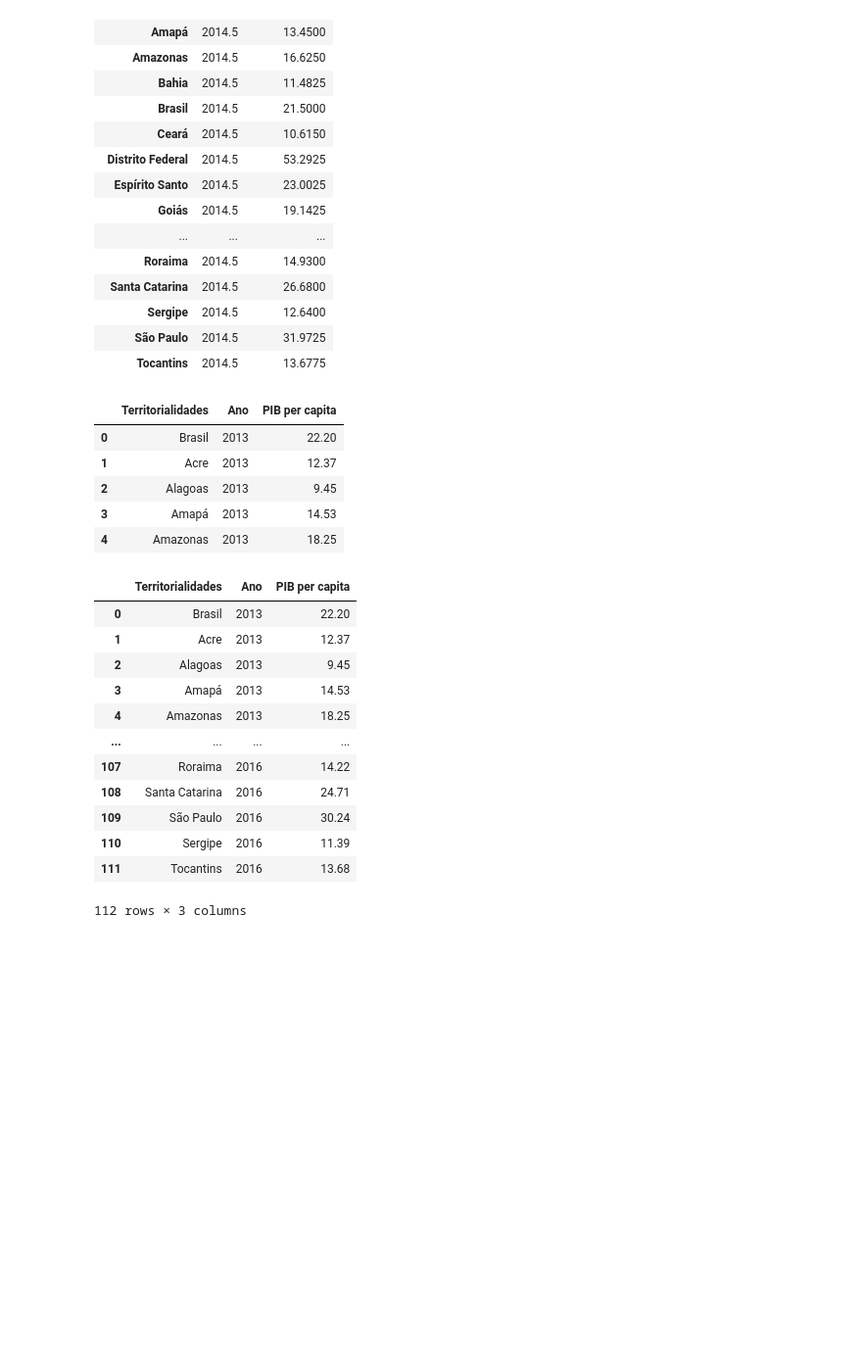
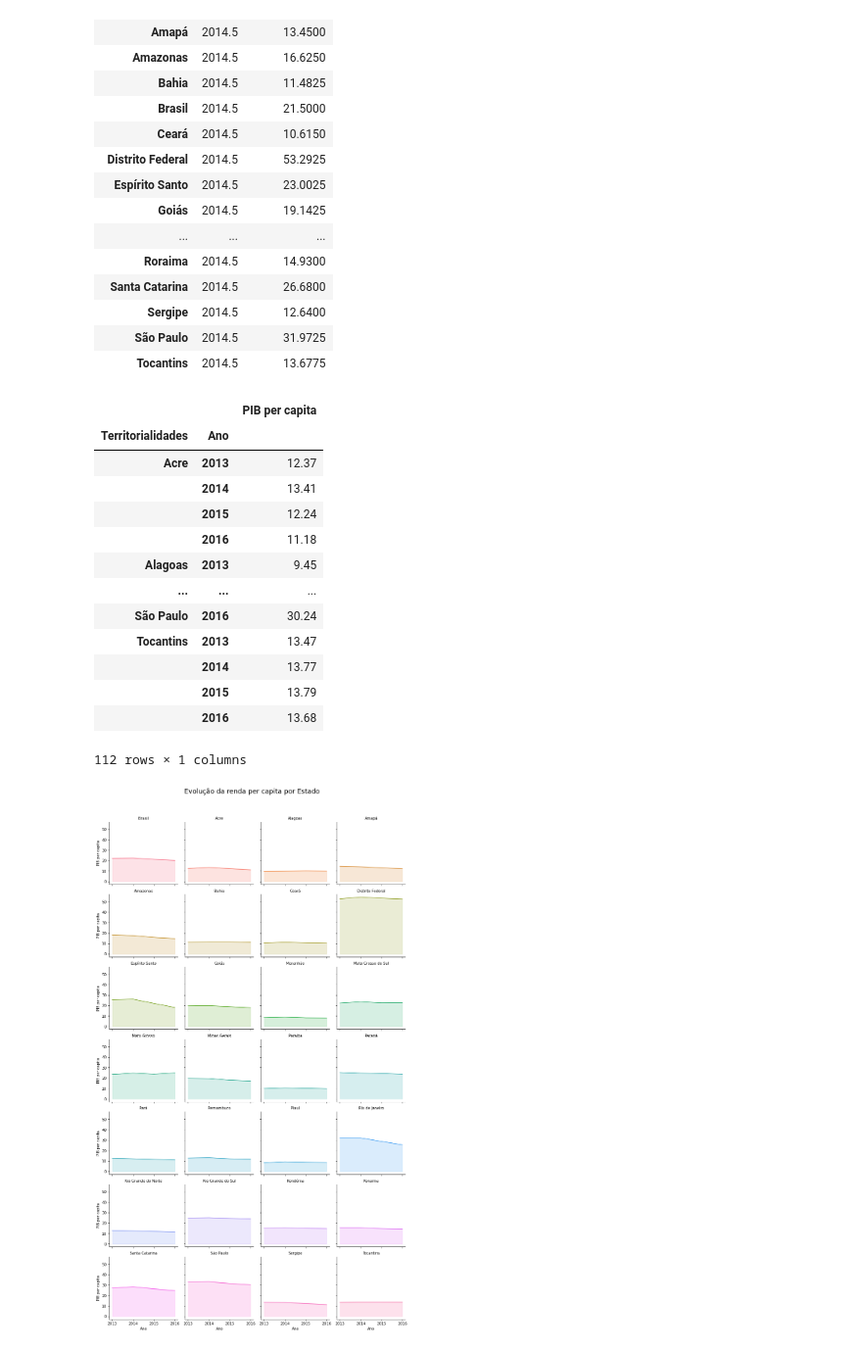
Before and after one commit to isaacuchoa/perCapita, a Jupyter notebook: PerCapita.ipynb, the cells around one changed output. Shown at 98% size. Saved outputs shown, nothing was run; the diff lists cells and outputs as text; code cells hidden in the pictures; blank space fills up the shorter version.

```diff
--- a/PerCapita.ipynb
+++ b/PerCapita.ipynb
@@ -93,42 +93,49 @@ renda.groupby(by=['Territorialidades']).mean()
 | Sergipe | 2014.5 | 12.6400 |
 | São Paulo | 2014.5 | 31.9725 |
 | Tocantins | 2014.5 | 13.6775 |
-# %%
-renda.head()
-# %% [output]
-|  | Territorialidades | Ano | PIB per capita |
-| 0 | Brasil | 2013 | 22.20 |
-| 1 | Acre | 2013 | 12.37 |
-| 2 | Alagoas | 2013 | 9.45 |
-| 3 | Amapá | 2013 | 14.53 |
-| 4 | Amazonas | 2013 | 18.25 |
 # %%
-# Verificar o valor medio por territoriedade
+# Verificar o valor medio por territoriedade e ano
 renda.groupby(by= ['Territorialidades','Ano']).mean()
-renda
 # %% [output]
-|  | Territorialidades | Ano | PIB per capita |
-| 0 | Brasil | 2013 | 22.20 |
-| 1 | Acre | 2013 | 12.37 |
-| 2 | Alagoas | 2013 | 9.45 |
-| 3 | Amapá | 2013 | 14.53 |
-| 4 | Amazonas | 2013 | 18.25 |
-| ... | ... | ... | ... |
-| 107 | Roraima | 2016 | 14.22 |
-| 108 | Santa Catarina | 2016 | 24.71 |
-| 109 | São Paulo | 2016 | 30.24 |
-| 110 | Sergipe | 2016 | 11.39 |
-| 111 | Tocantins | 2016 | 13.68 |
+|  |  | PIB per capita |
+| Territorialidades | Ano |  |
+| Acre | 2013 | 12.37 |
+|  | 2014 | 13.41 |
+|  | 2015 | 12.24 |
+|  | 2016 | 11.18 |
+| Alagoas | 2013 | 9.45 |
+| ... | ... | ... |
+| São Paulo | 2016 | 30.24 |
+| Tocantins | 2013 | 13.47 |
+|  | 2014 | 13.77 |
+|  | 2015 | 13.79 |
+|  | 2016 | 13.68 |
-112 rows × 3 columns
+112 rows × 1 columns
 # %%
 # Avaliar Pib Per Capita por territorialidade com Grids
 
 Cor_fundo = '#f5f5f5'
 
 # Criando o sistema de grids
 
 grid = sns.FacetGrid(renda, col='Territorialidades', hue='Territorialidades', col_wrap=4)
 
 # Adicionar gráfico de linhas
 
 grid = grid.map(plt.plot, 'Ano', 'PIB per capita')
+
+# Adicionar sobra e ajuste do título
+
+grid = grid.map(plt.fill_between, 'Ano', 'PIB per capita', alpha=0.2).set_titles('{col_name} Territorialidades')
+
+# Filtrar o título
+
+grid = grid.set_titles('{col_name}')
+
+# Definir um subtitle
+grid = grid.fig.suptitle('Evolução da renda per capita por Estado', fontsize=18)
+
+# Ajustar a altura
+plt.subplots_adjust(top=0.92)
+# %% [output]
+[figure, added]
```
Also changed, not shown: parts of 4 cells of this notebook.
